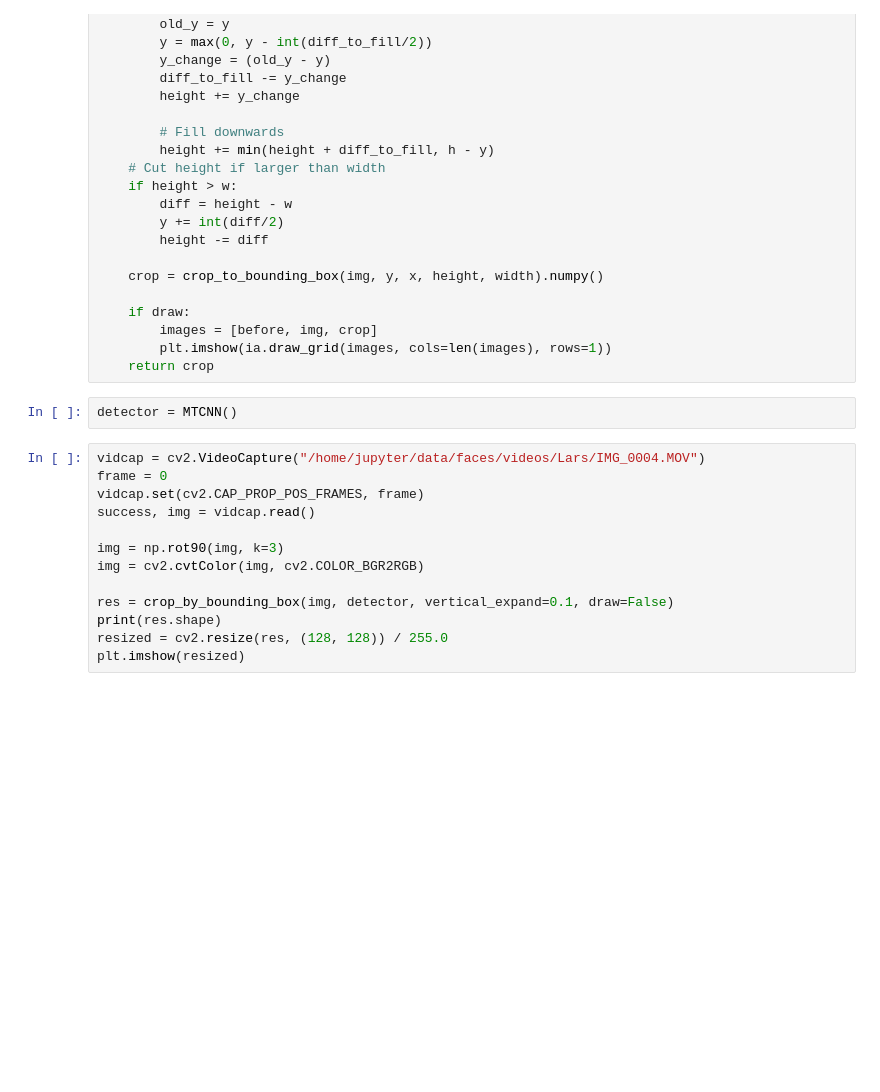
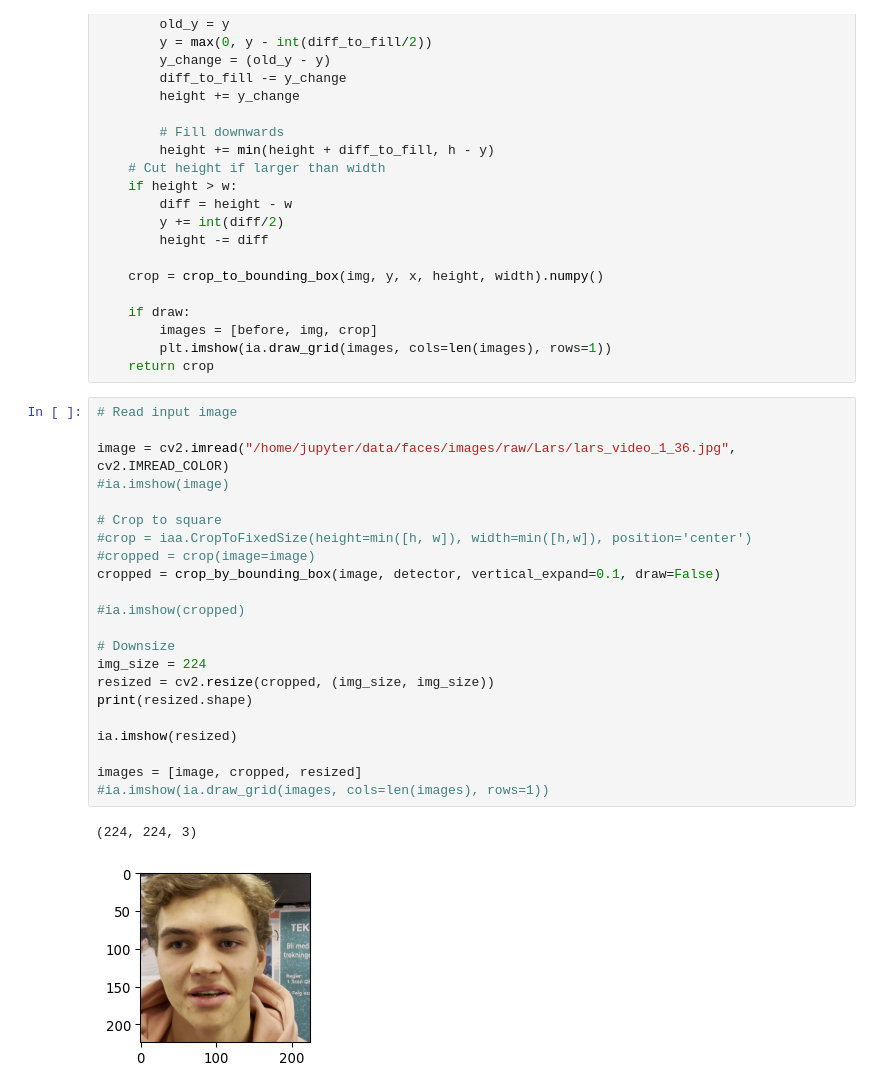
Before and after one commit to Neuralwood-Net/face-recognizer-9000, a Jupyter notebook: notebooks/processing_testing.ipynb, the cells around one changed output. Cells and saved outputs as stored; diff of their text form; blank space fills up the shorter version.

Commit message:
Update testing notebook for visualizations

```diff
--- a/notebooks/processing_testing.ipynb
+++ b/notebooks/processing_testing.ipynb
@@ -159,18 +111,28 @@ def crop_by_bounding_box(img, detector, vertical_expand=0.05, draw=False):
         images = [before, img, crop]
         plt.imshow(ia.draw_grid(images, cols=len(images), rows=1))
     return crop
-# %%
-detector = MTCNN()
-# %%
-vidcap = cv2.VideoCapture("/home/jupyter/data/faces/videos/Lars/IMG_0004.MOV")
-frame = 0
-vidcap.set(cv2.CAP_PROP_POS_FRAMES, frame)
-success, img = vidcap.read()
-
-img = np.rot90(img, k=3)
-img = cv2.cvtColor(img, cv2.COLOR_BGR2RGB)
-
-res = crop_by_bounding_box(img, detector, vertical_expand=0.1, draw=False)
-print(res.shape)
-resized = cv2.resize(res, (128, 128)) / 255.0
-plt.imshow(resized)
+# %%
+# Read input image
+
+image = cv2.imread("/home/jupyter/data/faces/images/raw/Lars/lars_video_1_36.jpg", cv2.IMREAD_COLOR)
+#ia.imshow(image)
+
+# Crop to square
+#crop = iaa.CropToFixedSize(height=min([h, w]), width=min([h,w]), position='center')
+#cropped = crop(image=image)
+cropped = crop_by_bounding_box(image, detector, vertical_expand=0.1, draw=False)
+
+#ia.imshow(cropped)
+
+# Downsize
+img_size = 224
+resized = cv2.resize(cropped, (img_size, img_size))
+print(resized.shape)
+
+ia.imshow(resized)
+
+images = [image, cropped, resized]
+#ia.imshow(ia.draw_grid(images, cols=len(images), rows=1))
+# %% [output]
+(224, 224, 3)
+[figure, added]
```
Also changed, not shown: parts of 5 cells of this notebook.
